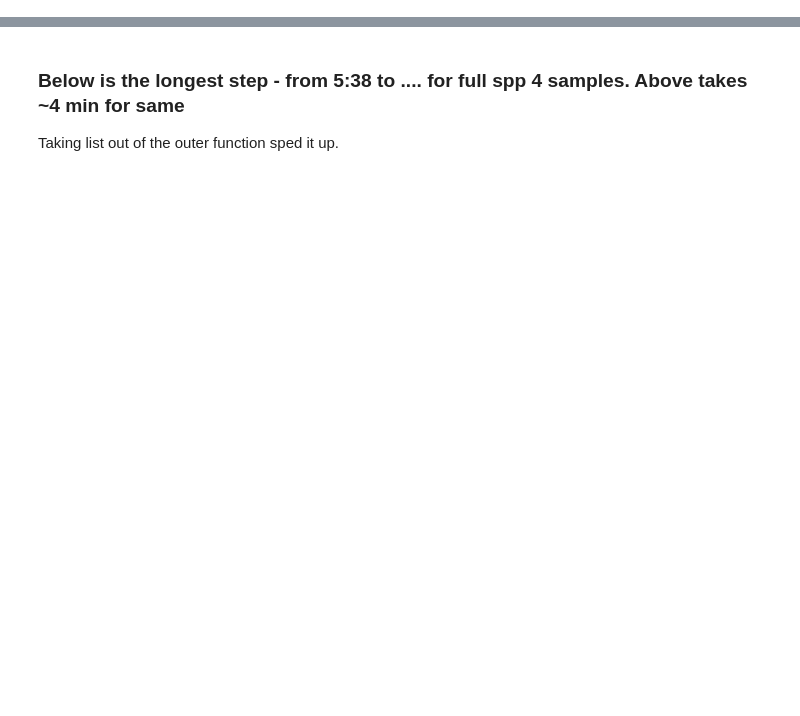
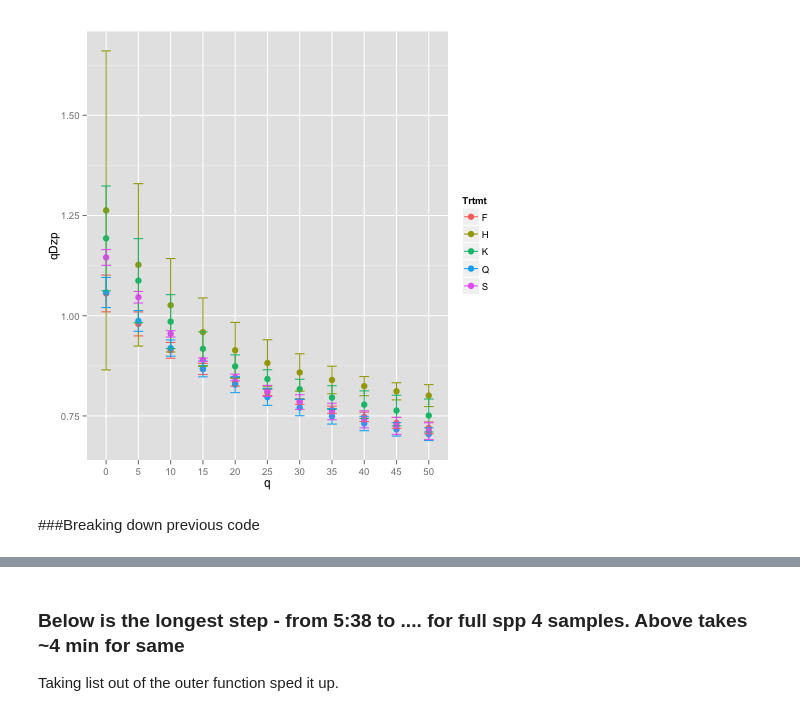
Before and after one commit to TheaWhitman/Mineral16S, a Jupyter notebook: manuscript_figures/Hill Number - Doll et al. (2013).ipynb, the cells around one changed output, grey strips where cells are left out. Cells and saved outputs as stored; diff of their text form; code cells hidden in the pictures; blank space fills up the shorter version.

```diff
--- a/manuscript_figures/Hill Number - Doll et al. (2013).ipynb
+++ b/manuscript_figures/Hill Number - Doll et al. (2013).ipynb
@@ -115,0 +177,9 @@ Li = t(t(dist.nodes(phy)[1:taxa, Bnode]))
+# %%
+%%R
+maxZ = max(Z)
+# The choice of max Z here does represent a choice of perspective on species similarity.
+# We could also use the transformations Z = exp(-uZ), for a range of u values.
+#Z = (1-Z/maxZ)
+u=1
+Z=exp(-u*Z)
+# Because we want a Similarity matrix, not a DISsimilarity matrix!
@@ -116,2 +322,23 @@ Li = t(t(dist.nodes(phy)[1:taxa, Bnode]))
+# %%
+%%R
+d$q = as.factor(d$q)
+p = ggplot(d,aes(x=q,y=qDzp, colour=Trtmt, stat="summary", fun.y="mean"))
+
+stat_sum_single <- function(fun, geom="point") {
+  stat_summary(fun.y=fun, geom=geom, size = 3)
+}
+
+stat_sum_df <- function(fun, geom="errorbar") {
+  stat_summary(fun.data=fun, geom=geom, width=0.3)
+}
+
+p = p + stat_sum_single(mean)
+p = p + stat_sum_df("mean_cl_normal")
+
+p
+# %% [output]
+[figure, added]
+# %% [markdown]
+###Breaking down previous code
 # %%
 %%R
```
Also changed, not shown: parts of 60 cells of this notebook, 28 other files.
